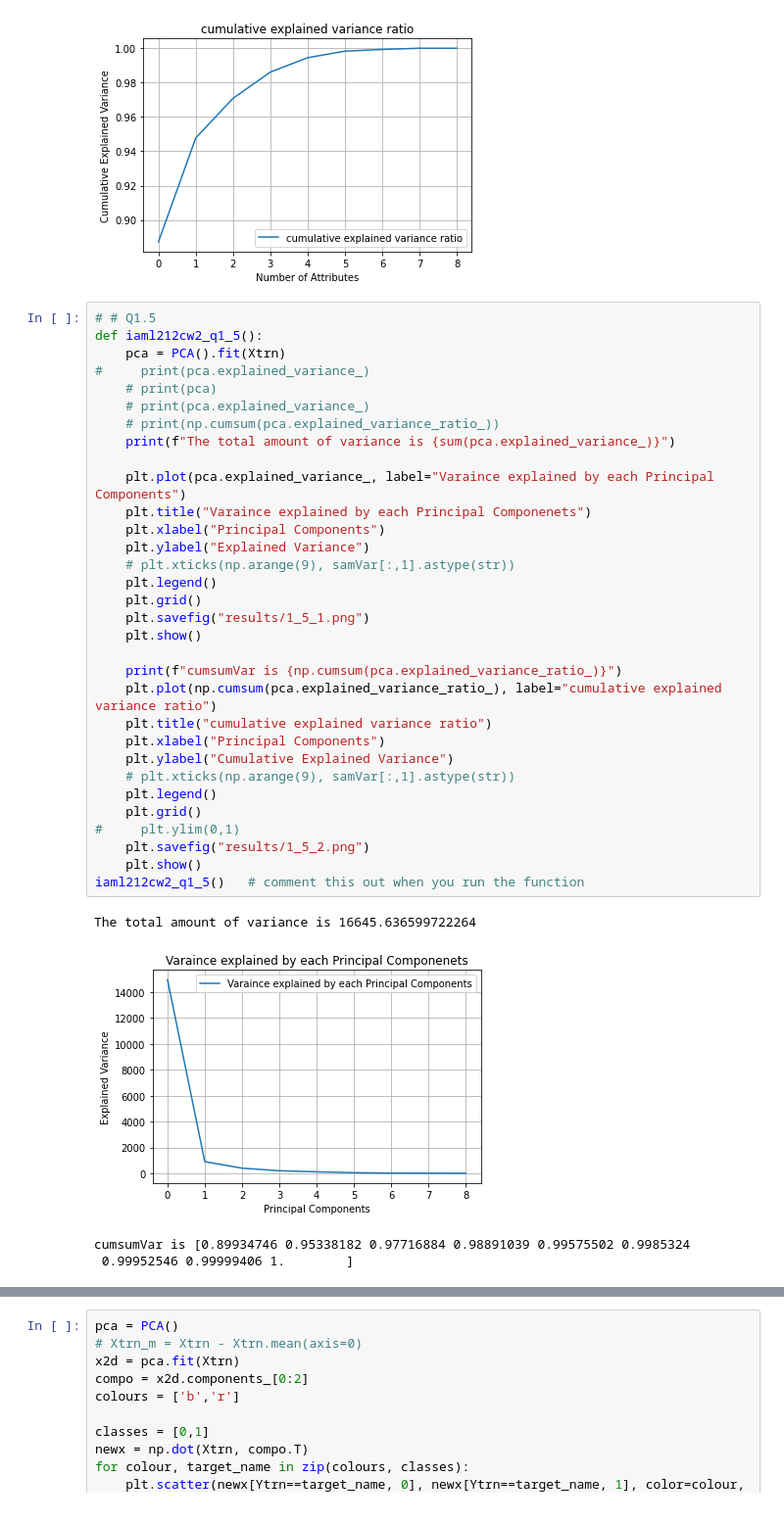
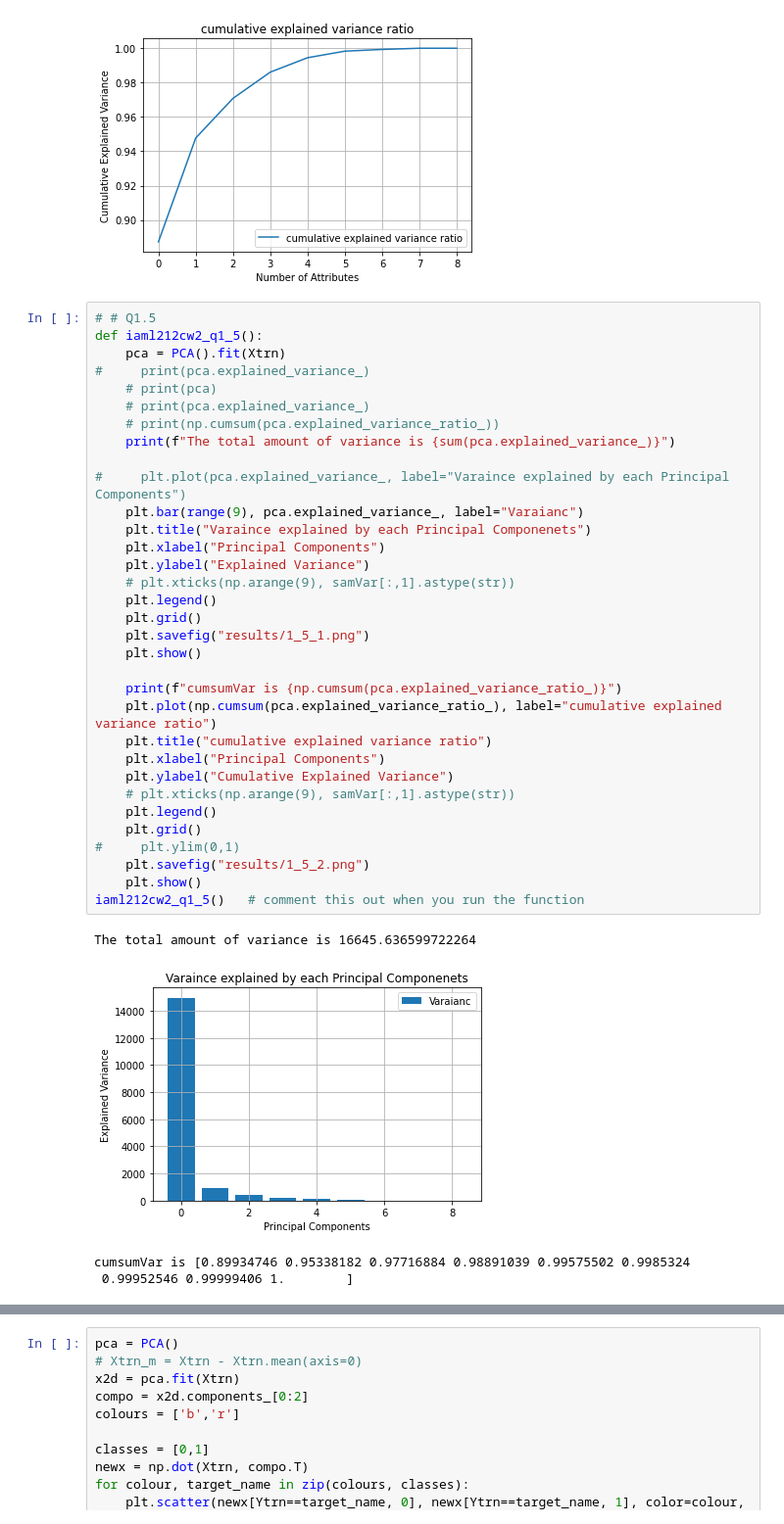
Before and after one commit to johnnymdoubleu/iaml2021-cw2, a Jupyter notebook: iaml212cw2_q1.ipynb, the cells around one changed output, grey strips where cells are left out. Shown at 98% size. Saved outputs shown, nothing was run; the diff lists cells and outputs as text.

```diff
--- a/iaml212cw2_q1.ipynb
+++ b/iaml212cw2_q1.ipynb
@@ -132,35 +132,36 @@ def iaml212cw2_q1_5():
     pca = PCA().fit(Xtrn)
 #     print(pca.explained_variance_)
     # print(pca)
     # print(pca.explained_variance_)
     # print(np.cumsum(pca.explained_variance_ratio_))
     print(f"The total amount of variance is {sum(pca.explained_variance_)}")
 
-    plt.plot(pca.explained_variance_, label="Varaince explained by each Principal Components")
+#     plt.plot(pca.explained_variance_, label="Varaince explained by each Principal Components")
+    plt.bar(range(9), pca.explained_variance_, label="Varaianc")
     plt.title("Varaince explained by each Principal Componenets")
     plt.xlabel("Principal Components")
     plt.ylabel("Explained Variance")
     # plt.xticks(np.arange(9), samVar[:,1].astype(str))
     plt.legend()
     plt.grid()
     plt.savefig("results/1_5_1.png")
     plt.show()
 
     print(f"cumsumVar is {np.cumsum(pca.explained_variance_ratio_)}")
     plt.plot(np.cumsum(pca.explained_variance_ratio_), label="cumulative explained variance ratio")
     plt.title("cumulative explained variance ratio")
     plt.xlabel("Principal Components")
     plt.ylabel("Cumulative Explained Variance")
     # plt.xticks(np.arange(9), samVar[:,1].astype(str))
     plt.legend()
     plt.grid()
 #     plt.ylim(0,1)
     plt.savefig("results/1_5_2.png")
     plt.show()
 iaml212cw2_q1_5()   # comment this out when you run the function
 # %% [output]
 The total amount of variance is 16645.636599722264
-[figure, old version]
+[figure, new version]
 cumsumVar is [0.89934746 0.95338182 0.97716884 0.98891039 0.99575502 0.9985324
  0.99952546 0.99999406 1.        ]
 [figure]
```
Also changed, not shown: parts of 11 cells of this notebook, 1 other file.
